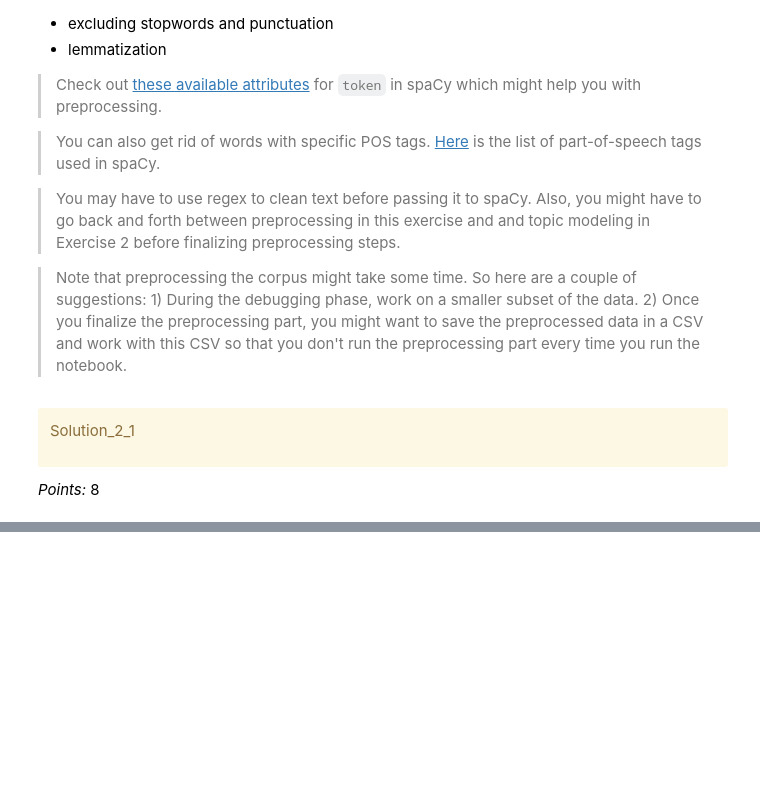
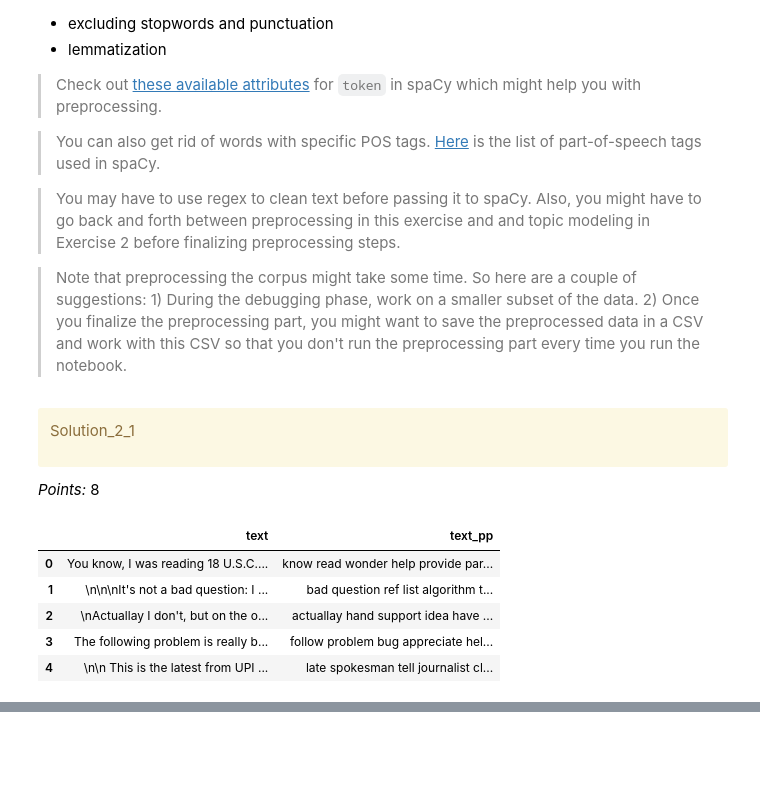
Before and after one commit to sonome-ubc/330_hw7, a Jupyter notebook: hw7.ipynb, the cells around one changed output, grey strips where cells are left out. Cells and saved outputs as stored; diff of their text form; code cells hidden in the pictures; blank space fills up the shorter version.

```diff
--- a/hw7.ipynb
+++ b/hw7.ipynb
@@ -384,5 +499,34 @@ Solution_2_1
 </div>
 
 _Points:_ 8
+# %%
+def clean_text(text):
+    text = text.lower()                           # lowercase
+    text = re.sub(r"\s+", " ", text)              # collapse whitespace
+    text = re.sub(r"http\S+|www.\S+", " URL ", text)      # replace URLs
+    text = re.sub(r"[a-zA-Z0-9._%+-]+@[a-zA-Z.-]+\.[a-zA-Z]{2,}", " EMAIL ", text)  # emails
+    text = re.sub(r"\d+", " NUM ", text)          # numbers → NUM
+    return text.strip()
 # %%
-...
+def preprocess_spacy(text):
+    doc = nlp(text)
+
+    tokens = []
+    for token in doc:
+
+        if token.is_stop or token.is_punct or token.is_space:
+            continue
+
+        if not token.text.isalpha():
+            continue
+
+        if token.pos_ not in {"NOUN", "VERB", "ADJ"}:
+            continue
+
+        lemma = token.lemma_.strip()
+        if len(lemma) < 3:
+            continue
+
+        tokens.append(lemma)
+
+    return " ".join(tokens)
@@ -393,2 +533,21 @@ _Points:_ 8
+# %%
+import re
+from tqdm import tqdm
+tqdm.pandas()   # progress bar
+
+df["text_pp"] = (
+    df["text"]
+      .progress_apply(clean_text)
+      .progress_apply(preprocess_spacy)
+)
+
+df[["text", "text_pp"]].head()
+# %% [output]
+|  | text | text_pp |
+| 0 | You know, I was reading 18 U.S.C.... | know read wonder help provide par... |
+| 1 | \n\n\nIt's not a bad question: I ... | bad question ref list algorithm t... |
+| 2 | \nActuallay I don't, but on the o... | actuallay hand support idea have ... |
+| 3 | The following problem is really b... | follow problem bug appreciate hel... |
+| 4 | \n\n This is the latest from UPI ... | late spokesman tell journalist cl... |
 # %%
 df.iloc[2:6]
```
Also changed, not shown: parts of 34 cells of this notebook, 1 other file.
